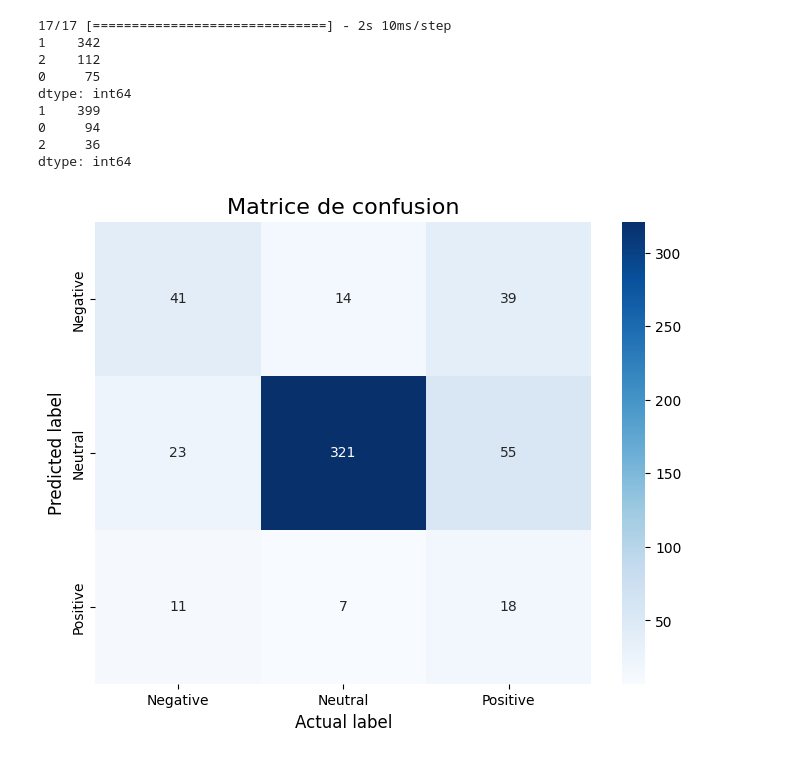
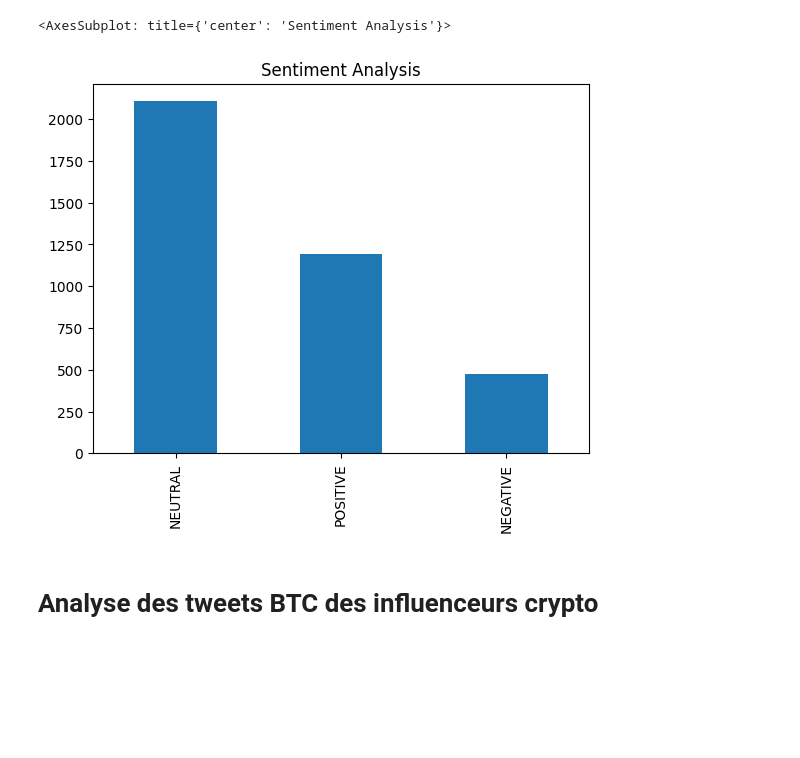
Before and after one commit to Nafbo/AVA-Bot, a Jupyter notebook: src/app/analyse_tweets.ipynb, the cells around one changed output. Drawn from its saved outputs; the diff is of its cells as text; code cells hidden in the pictures; blank space fills up the shorter version.

```diff
--- a/src/app/analyse_tweets.ipynb
+++ b/src/app/analyse_tweets.ipynb
@@ -352,36 +192,21 @@ F1 Score  : 0.6947
-# %%
-from sklearn.metrics import confusion_matrix
-
-def plot_confusion_matrix(model, X_test, y_test):
-    '''on sort la matrice de confusion avec la data et les anciennes données '''
-
-    sentiment_classes = ['Negative','Neutral', 'Positive']
-    # on utilise le modèle pour la prédiction
-    y_pred = model.predict(X_test)
-
-    cm = confusion_matrix(np.argmax(y_pred, axis=1),np.argmax(np.array(y_test),axis=1))
-
-    print(pd.Series(np.argmax(np.array(y_test),axis=1)).value_counts())
-    print(pd.Series(np.argmax(y_pred, axis=1)).value_counts())
-
-
-    plt.figure(figsize=(8,6))
-    sns.heatmap(cm, cmap=plt.cm.Blues, annot=True, fmt='d',
-                xticklabels=sentiment_classes,
-                yticklabels=sentiment_classes)
-    plt.title('Matrice de confusion', fontsize=16)
-    plt.xlabel('Actual label', fontsize=12)
-    plt.ylabel('Predicted label', fontsize=12)
-
-plot_confusion_matrix(model, X_test, y_test)
-# %% [output]
-17/17 [==============================] - 2s 10ms/step
-1    342
-2    112
-0     75
-dtype: int64
-1    399
-0     94
-2     36
-dtype: int64
-[figure, removed]
+# %%
+from textblob import TextBlob
+
+new_df4=df
+new_df4['cleantext'] = df['cleantext2'].astype('str')
+def get_polarity(text):
+    return TextBlob(text).sentiment.polarity
+
+new_df4['Polarity'] = df['cleantext2'].apply(get_polarity)
+
+new_df4['Sentiment_Type']=''
+new_df4.loc[df.Polarity>0,'Sentiment_Type']='POSITIVE'
+new_df4.loc[df.Polarity==0,'Sentiment_Type']='NEUTRAL'
+new_df4.loc[df.Polarity<0,'Sentiment_Type']='NEGATIVE'
+
+new_df4.Sentiment_Type.value_counts().plot(kind='bar',title="Sentiment Analysis")
+# %% [output]
+<AxesSubplot: title={'center': 'Sentiment Analysis'}>
+[figure, added]
+# %% [markdown]
+# Analyse des tweets BTC des influenceurs crypto
```
Also changed, not shown: parts of 37 cells of this notebook, 16 other files.
